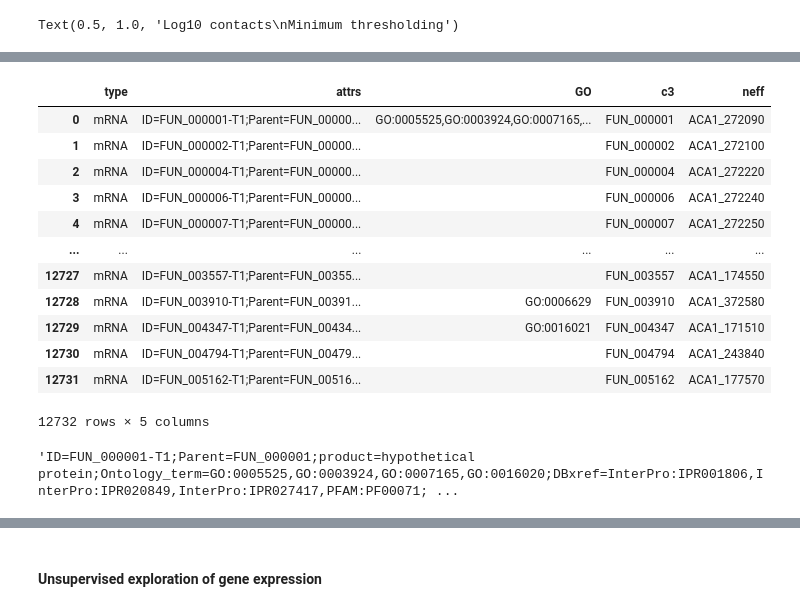
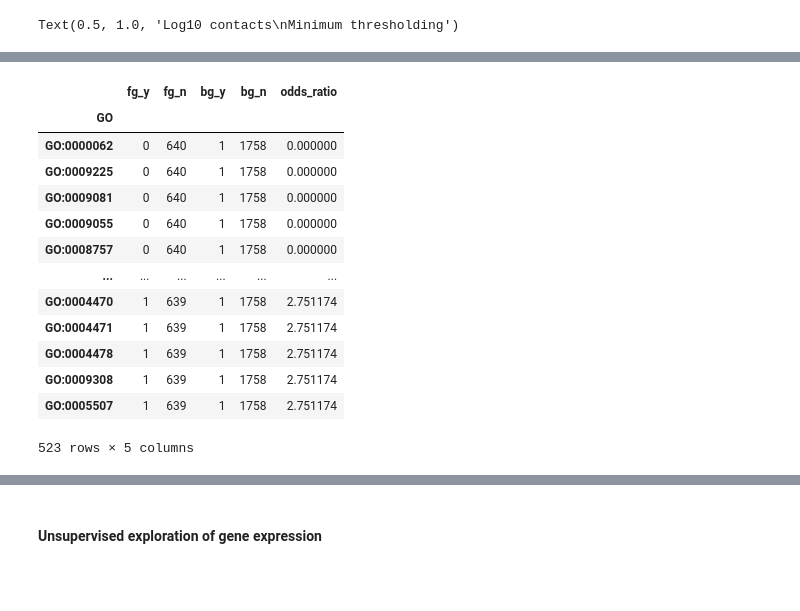
Before and after one commit to cmdoret/Acastellanii_legionella_infection, a Jupyter notebook: docs/notebooks/infection_contacts_diff_expr.ipynb, the cells around one changed output, grey strips where cells are left out. Saved outputs shown, nothing was run; the diff lists cells and outputs as text; code cells hidden in the pictures; blank space fills up the shorter version.

```diff
--- a/docs/notebooks/infection_contacts_diff_expr.ipynb
+++ b/docs/notebooks/infection_contacts_diff_expr.ipynb
@@ -561,20 +741,36 @@ full_annot = full_annot.merge(mapping, how='inner', on='c3')
-# %%
-full_annot
-# %% [output]
-|  | type | attrs | GO | c3 | neff |
-| 0 | mRNA | ID=FUN_000001-T1;Parent=FUN_00000... | GO:0005525,GO:0003924,GO:0007165,... | FUN_000001 | ACA1_272090 |
-| 1 | mRNA | ID=FUN_000002-T1;Parent=FUN_00000... |  | FUN_000002 | ACA1_272100 |
-| 2 | mRNA | ID=FUN_000004-T1;Parent=FUN_00000... |  | FUN_000004 | ACA1_272220 |
-| 3 | mRNA | ID=FUN_000006-T1;Parent=FUN_00000... |  | FUN_000006 | ACA1_272240 |
-| 4 | mRNA | ID=FUN_000007-T1;Parent=FUN_00000... |  | FUN_000007 | ACA1_272250 |
-| ... | ... | ... | ... | ... | ... |
-| 12727 | mRNA | ID=FUN_003557-T1;Parent=FUN_00355... |  | FUN_003557 | ACA1_174550 |
-| 12728 | mRNA | ID=FUN_003910-T1;Parent=FUN_00391... | GO:0006629 | FUN_003910 | ACA1_372580 |
-| 12729 | mRNA | ID=FUN_004347-T1;Parent=FUN_00434... | GO:0016021 | FUN_004347 | ACA1_171510 |
-| 12730 | mRNA | ID=FUN_004794-T1;Parent=FUN_00479... |  | FUN_004794 | ACA1_243840 |
-| 12731 | mRNA | ID=FUN_005162-T1;Parent=FUN_00516... |  | FUN_005162 | ACA1_177570 |
-12732 rows × 5 columns
-# %%
-full_annot['attrs'][1]
-# %% [output]
-'ID=FUN_000001-T1;Parent=FUN_000001;product=hypothetical protein;Ontology_term=GO:0005525,GO:0003924,GO:0007165,GO:0016020;DBxref=InterPro:IPR001806,InterPro:IPR020849,InterPro:IPR027417,PFAM:PF00071; ...
+# %%
+def genes2go(genes, df):
+    gos = df.GO[df.neff.isin(genes)].reset_index(drop=True)
+    gos, go_counts =  np.unique(np.concatenate(gos), return_counts=True)
+    go_counts = {t: c for t, c in zip(gos, go_counts)}
+    return go_counts
+# %%
+all_gos = np.unique(np.concatenate(full_annot.GO))
+go_terms = pd.DataFrame({'GO': all_gos, 'fg_y': 0, 'fg_n': 0, 'bg_y': 0, 'bg_n': 0})
+go_terms = go_terms.set_index('GO')
+# %%
+for g, c in genes2go(sig, full_annot).items():
+    go_terms.loc[g, 'bg_y'] += 1
+for g, c in genes2go(sig_3d, full_annot).items():
+    go_terms.loc[g, 'fg_y'] += 1
+go_terms.fg_n = len(sig_3d) - go_terms.fg_y
+go_terms.bg_n = len(sig) - go_terms.bg_y
+# %%
+go_terms['odds_ratio'] = (go_terms.fg_y/go_terms.fg_n)/(go_terms.bg_y/go_terms.bg_n)
+# %%
+go_terms.loc[~np.isnan(go_terms.odds_ratio), :].sort_values('fg_y')
+# %% [output]
+|  | fg_y | fg_n | bg_y | bg_n | odds_ratio |
+| GO |  |  |  |  |  |
+| GO:0000062 | 0 | 640 | 1 | 1758 | 0.000000 |
+| GO:0009225 | 0 | 640 | 1 | 1758 | 0.000000 |
+| GO:0009081 | 0 | 640 | 1 | 1758 | 0.000000 |
+| GO:0009055 | 0 | 640 | 1 | 1758 | 0.000000 |
+| GO:0008757 | 0 | 640 | 1 | 1758 | 0.000000 |
+| ... | ... | ... | ... | ... | ... |
+| GO:0004470 | 1 | 639 | 1 | 1758 | 2.751174 |
+| GO:0004471 | 1 | 639 | 1 | 1758 | 2.751174 |
+| GO:0004478 | 1 | 639 | 1 | 1758 | 2.751174 |
+| GO:0009308 | 1 | 639 | 1 | 1758 | 2.751174 |
+| GO:0005507 | 1 | 639 | 1 | 1758 | 2.751174 |
+523 rows × 5 columns
```
Also changed, not shown: parts of 50 cells of this notebook.
